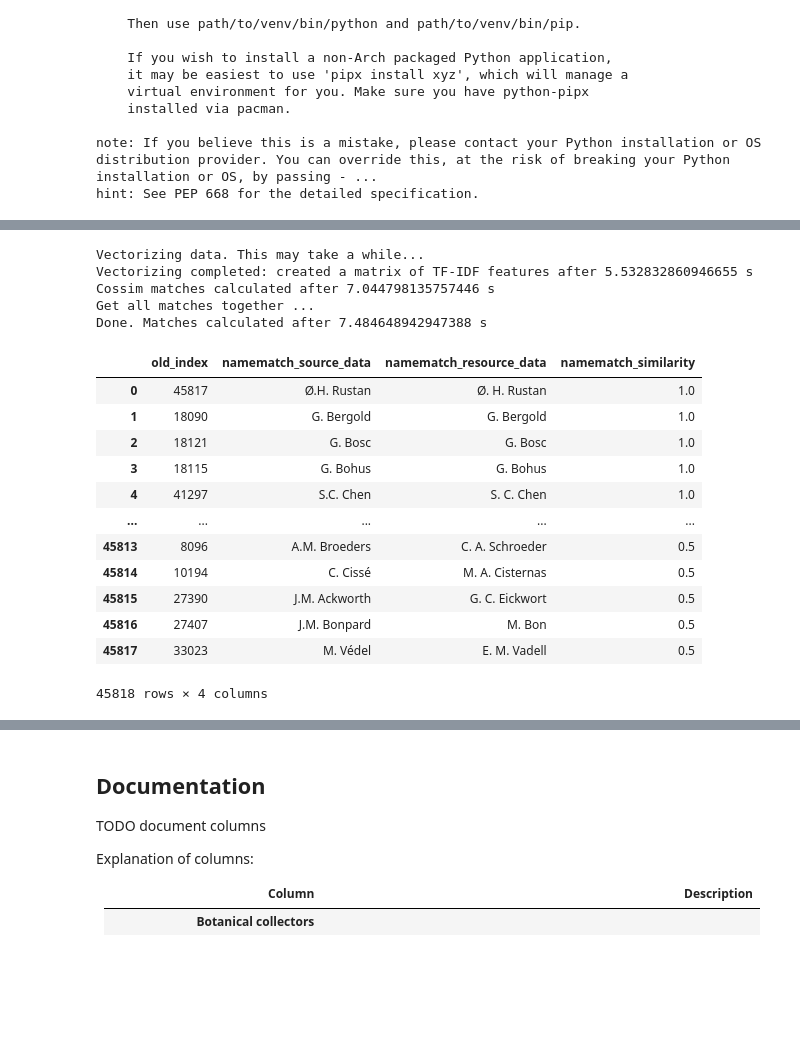
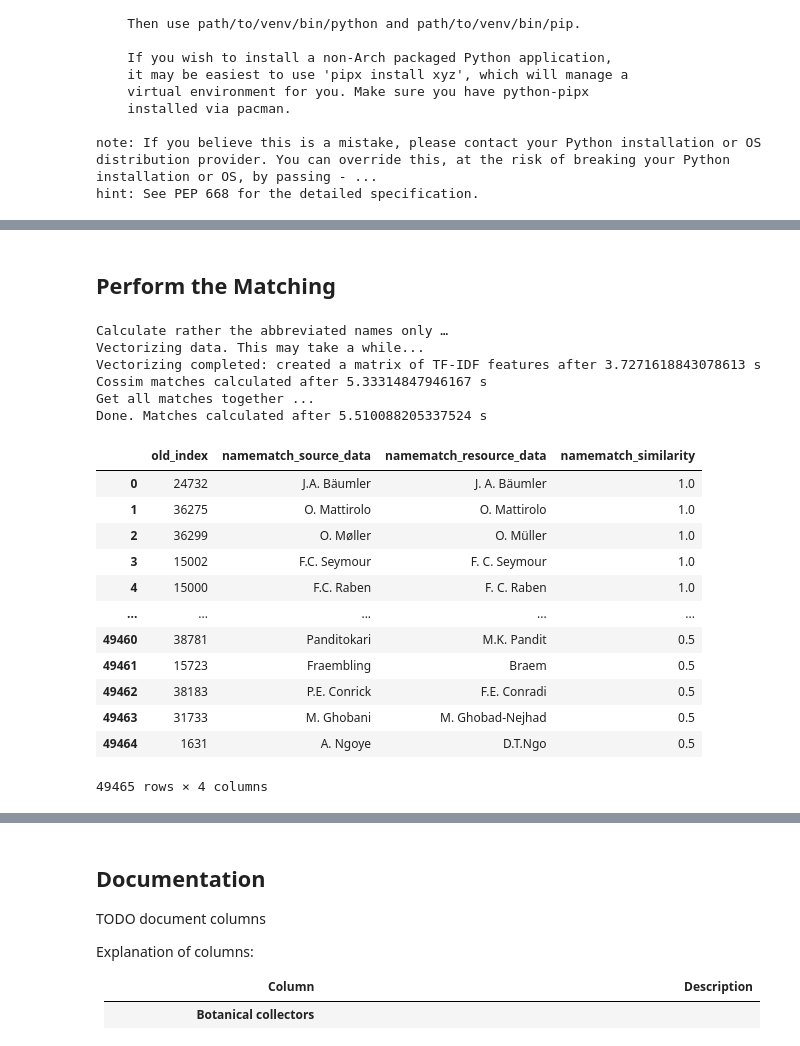
Before and after one commit to infinite-dao/collector-matching, a Jupyter notebook: match_names_Naturalis-dwcagent-parsed-eventDate_vs_WikiData_cosine-similarity.ipynb, the cells around one changed output, grey strips where cells are left out. Drawn from its saved outputs; the diff is of its cells as text; code cells hidden in the pictures; blank space fills up the shorter version.

```diff
--- a/match_names_Naturalis-dwcagent-parsed-eventDate_vs_WikiData_cosine-similarity.ipynb
+++ b/match_names_Naturalis-dwcagent-parsed-eventDate_vs_WikiData_cosine-similarity.ipynb
@@ -24,9 +24,14 @@ Out of the Wikidata items data set we create a data frame with unique canonical
 import pandas as pd
 import pprint, time, os
 
+explain_and_show_the_data = True
+this_timestamp_for_data=20240312
+# this_timestamp_for_data=time.strftime('%Y%m%d')
+
 wikidata = pd.read_csv(
     # "data/wikidata_persons_botanists_20231030_1539.csv", # inverse match: [particle +] family, given
-    "data/wikidata_persons_botanists_20231116.csv",        # match: given [+ particle] + family[+ , suffix]
+    # "data/wikidata_persons_botanists_20231116.csv",        # match: given [+ particle] + family[+ , suffix]
+    "data/wikidata_persons_botanists_20240312.csv", # with itemLabel + altLabel wyb, wye removed
     index_col=0, low_memory=False,
     dtype={
         'yob':'Int32',
@@ -35,8 +40,26 @@ wikidata = pd.read_csv(
         'wye':'Int32'
     }
 )
-pprint.pprint(wikidata.columns)
-display(wikidata.head())
+# # # # # # # # # # # # # # # #
+# def convert_to_datetime(year):
+#     year = int(year)
+#     days = int((year - int(year)) * 365.25)
+#     base_date = pd.to_datetime(f'{year}-01-01', errors="ignore")
+#     # ,format='%Y-%m-%d', errors='coerce'
+#     # base_date = pd.Period(year, freq='D')
+#     return base_date + pd.DateOffset(days=days)
+#
+# def convert_to_datetime(year):
+#     base_date = pd.to_datetime(f'{year}-01-01', errors="ignore")
+# print(wikidata.dtypes)
+
+# wikidata['yob_converted'] = wikidata['yob'].apply(convert_to_datetime)
+# wikidata['yod_converted'] = wikidata['yod'].apply(lambda x: pd.Period(x, freq='Y')) # Given date string "-286" not likely a datetime
+# # # # # # # # # # # # # # # #
+
+if explain_and_show_the_data:
+    pprint.pprint(wikidata.columns)
+    display(wikidata.head())
 # %% [output]
 Index(['item', 'itemLabel', 'surname', 'initials', 'canonical_string',
        'canonical_string_fullname', 'orcid', 'viaf', 'isni', 'harv', 'ipni',
@@ -203,7 +225,7 @@ show names with **appellation** found 1 records:
 # %% [markdown]
 Compile `canonical_string…` for the collector data we will later match the WikiData names with:
 # %%
-# combine parts of names similar to WikiData's given name labels
+if explain_and_show_the_data: print("combine parts of names similar to WikiData's given name labels")
 collectors['canonical_string_collector_parsed'] = collectors[['given', 'particle', 'family', 'suffix']]\
     .fillna('')\
     .apply(
@@ -212,11 +234,12 @@ collectors['canonical_string_collector_parsed'] = collectors[['given', 'particle
             particle=" " + this_df["particle"] if this_df["particle"] else '',
             family=" " + this_df["family"] if this_df["family"] else '',
             suffix=", " + this_df["suffix"] if this_df["suffix"] else ''
-        ), axis="columns"
+        ).strip(), axis="columns"
     )
 
 criterion = collectors["particle"].str.contains("\w+ \w+", na=False)
 
-# display(collectors['canonical_string_collector_parsed'][criterion].head())
-collectors[['canonical_string_collector_parsed', 'particle']][criterion].drop_duplicates().head(10)
+if explain_and_show_the_data:
+    # display(collectors['canonical_string_collector_parsed'][criterion].head())
+    display(collectors[['canonical_string_collector_parsed', 'particle']][criterion].drop_duplicates().head(10))
 # %% [output]
@@ -271,8 +295,9 @@ collectors_unique=collectors.groupby(['canonical_string_collector_parsed']).agg(
 # move canonical_string_collector_parsed after column title
 col = collectors_unique.pop("canonical_string_collector_parsed")
 collectors_unique.insert(collectors_unique.columns.get_loc('title') + 1, col.name, col)
+collectors_unique.drop_duplicates(inplace=True)
 
-display(collectors_unique)
+if explain_and_show_the_data: display(collectors_unique)
 
 # column naming perhaps more clear (because we condensed the data)?
 # collectors=collectors.add_suffix('_namegrouped') \
@@ -485,34 +521,38 @@ Show ngram examples:
+# %% [markdown]
+## Perform the Matching
 # %%
 criterion_fullnames = collectors_unique.given.str.contains('^\w{3,}', na=False)
 collectors_names = collectors_unique['canonical_string_collector_parsed'][[not fullname for fullname in criterion_fullnames]].values
 
+print("Calculate rather the abbreviated names only …")
 matches = calculateTFIDFmatchingOfData(
     collectors_names,
     wd_matchtest['canonical_string'],
     cossim_ntop=1 # e.g. cossim_ntop=3 would give more alternative matches as well, having lower similarities, data would increase 3 times as well
 )
 matches = matches.sort_values(by=['namematch_similarity'], ascending=[False])
 matches = matches.reset_index(names=['old_index'])
-display(matches)
+if explain_and_show_the_data: display(matches)
 # %% [output]
+Calculate rather the abbreviated names only …
 Vectorizing data. This may take a while...
-Vectorizing completed: created a matrix of TF-IDF features after 5.532832860946655 s
-Cossim matches calculated after 7.044798135757446 s
+Vectorizing completed: created a matrix of TF-IDF features after 3.7271618843078613 s
+Cossim matches calculated after 5.33314847946167 s
 Get all matches together ...
-Done. Matches calculated after 7.484648942947388 s
+Done. Matches calculated after 5.510088205337524 s
 |  | old_index | namematch_source_data | namematch_resource_data | namematch_similarity |
-| 0 | 45817 | Ø.H. Rustan | Ø. H. Rustan | 1.0 |
-| 1 | 18090 | G. Bergold | G. Bergold | 1.0 |
-| 2 | 18121 | G. Bosc | G. Bosc | 1.0 |
-| 3 | 18115 | G. Bohus | G. Bohus | 1.0 |
-| 4 | 41297 | S.C. Chen | S. C. Chen | 1.0 |
+| 0 | 24732 | J.A. Bäumler | J. A. Bäumler | 1.0 |
+| 1 | 36275 | O. Mattirolo | O. Mattirolo | 1.0 |
+| 2 | 36299 | O. Møller | O. Müller | 1.0 |
+| 3 | 15002 | F.C. Seymour | F. C. Seymour | 1.0 |
+| 4 | 15000 | F.C. Raben | F. C. Raben | 1.0 |
 | ... | ... | ... | ... | ... |
-| 45813 | 8096 | A.M. Broeders | C. A. Schroeder | 0.5 |
-| 45814 | 10194 | C. Cissé | M. A. Cisternas | 0.5 |
-| 45815 | 27390 | J.M. Ackworth | G. C. Eickwort | 0.5 |
-| 45816 | 27407 | J.M. Bonpard | M. Bon | 0.5 |
-| 45817 | 33023 | M. Védel | E. M. Vadell | 0.5 |
+| 49460 | 38781 | Panditokari | M.K. Pandit | 0.5 |
+| 49461 | 15723 | Fraembling | Braem | 0.5 |
+| 49462 | 38183 | P.E. Conrick | F.E. Conradi | 0.5 |
+| 49463 | 31733 | M. Ghobani | M. Ghobad-Nejhad | 0.5 |
+| 49464 | 1631 | A. Ngoye | D.T.Ngo | 0.5 |
-45818 rows × 4 columns
+49465 rows × 4 columns
 # %%
 # criterion_fullnames = collectors_unique.given.str.contains('^\w{3,}', na=False)
 collectors_fullnames = collectors_unique['canonical_string_collector_parsed'][criterion_fullnames].values
```
Also changed, not shown: parts of 25 cells of this notebook, 27 other files.
